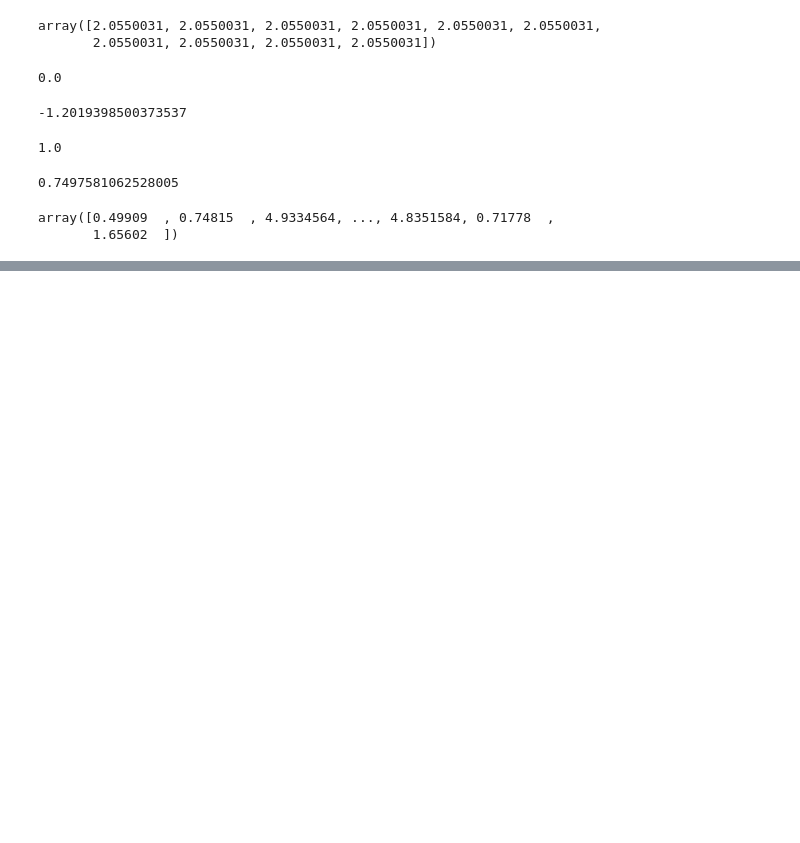
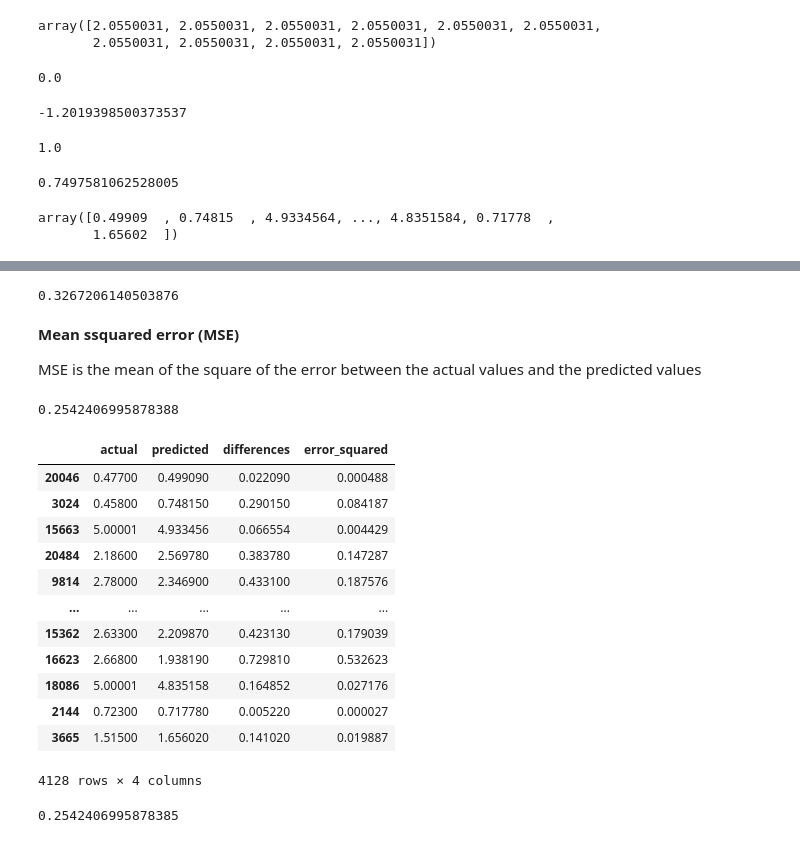
Before and after one commit to Joseph-Run/Learning, a Jupyter notebook: Scikit_Learn/introduction to scikit learn.ipynb, the cells around one changed output, grey strips where cells are left out. Saved outputs shown, nothing was run; the diff lists cells and outputs as text; code cells hidden in the pictures; blank space fills up the shorter version.

```diff
--- a/Scikit_Learn/introduction to scikit learn.ipynb
+++ b/Scikit_Learn/introduction to scikit learn.ipynb
@@ -1469,0 +1478,7 @@ array([0.49909  , 0.74815  , 4.9334564, ..., 4.8351584, 0.71778  ,
+# %%
+# MAE
+from sklearn.metrics import mean_absolute_error
+
+y_preds = model.predict(X_test)
+mae = mean_absolute_error(y_test, y_preds)
+mae
@@ -1469,0 +1487,6 @@ array([0.49909  , 0.74815  , 4.9334564, ..., 4.8351584, 0.71778  ,
+# %%
+df = pd.DataFrame(data={"actual": y_test,
+                       "predicted": y_preds})
+
+df["differences"] = np.absolute(df.predicted - df.actual)
+df.head()
@@ -1469,0 +1500,39 @@ array([0.49909  , 0.74815  , 4.9334564, ..., 4.8351584, 0.71778  ,
+# %%
+# MAE using formulas and differences
+np.mean(df.differences)
+# %% [output]
+0.3267206140503876
+# %% [markdown]
+**Mean ssquared error (MSE)**
+
+MSE is the mean of the square of the error between the actual values and the predicted values
+# %%
+# MSE (Mean Squared errror)
+from sklearn.metrics import mean_squared_error
+
+y_preds = model.predict(X_test)
+mse = mean_squared_error(y_test, y_preds)
+mse
+# %% [output]
+0.2542406995878388
+# %%
+df['error_squared'] = np.square(df.differences)
+df
+# %% [output]
+|  | actual | predicted | differences | error_squared |
+| 20046 | 0.47700 | 0.499090 | 0.022090 | 0.000488 |
+| 3024 | 0.45800 | 0.748150 | 0.290150 | 0.084187 |
+| 15663 | 5.00001 | 4.933456 | 0.066554 | 0.004429 |
+| 20484 | 2.18600 | 2.569780 | 0.383780 | 0.147287 |
+| 9814 | 2.78000 | 2.346900 | 0.433100 | 0.187576 |
+| ... | ... | ... | ... | ... |
+| 15362 | 2.63300 | 2.209870 | 0.423130 | 0.179039 |
+| 16623 | 2.66800 | 1.938190 | 0.729810 | 0.532623 |
+| 18086 | 5.00001 | 4.835158 | 0.164852 | 0.027176 |
+| 2144 | 0.72300 | 0.717780 | 0.005220 | 0.000027 |
+| 3665 | 1.51500 | 1.656020 | 0.141020 | 0.019887 |
+4128 rows × 4 columns
+# %%
+np.mean(df.error_squared)
+# %% [output]
+0.2542406995878385
```
Also changed, not shown: parts of 53 cells of this notebook, 1 other file.
